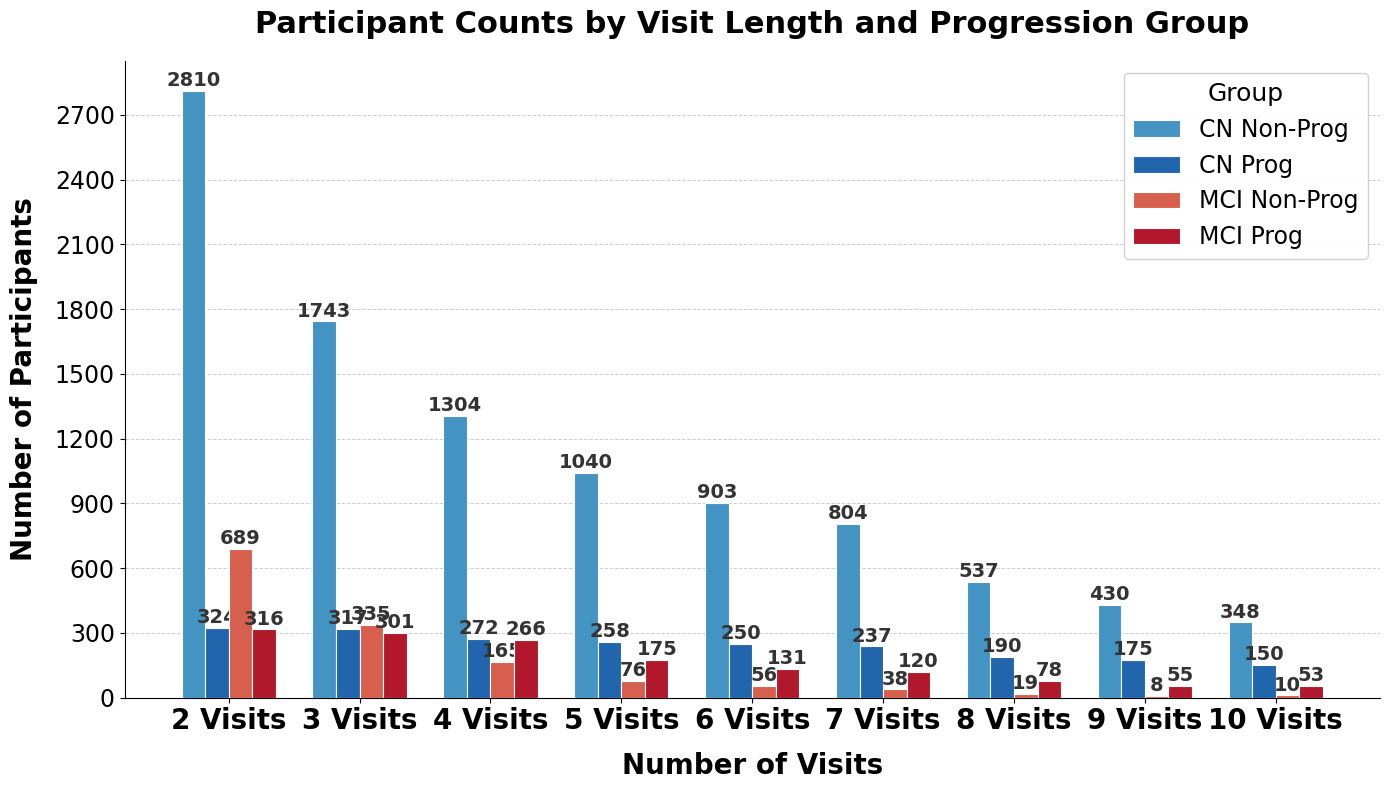
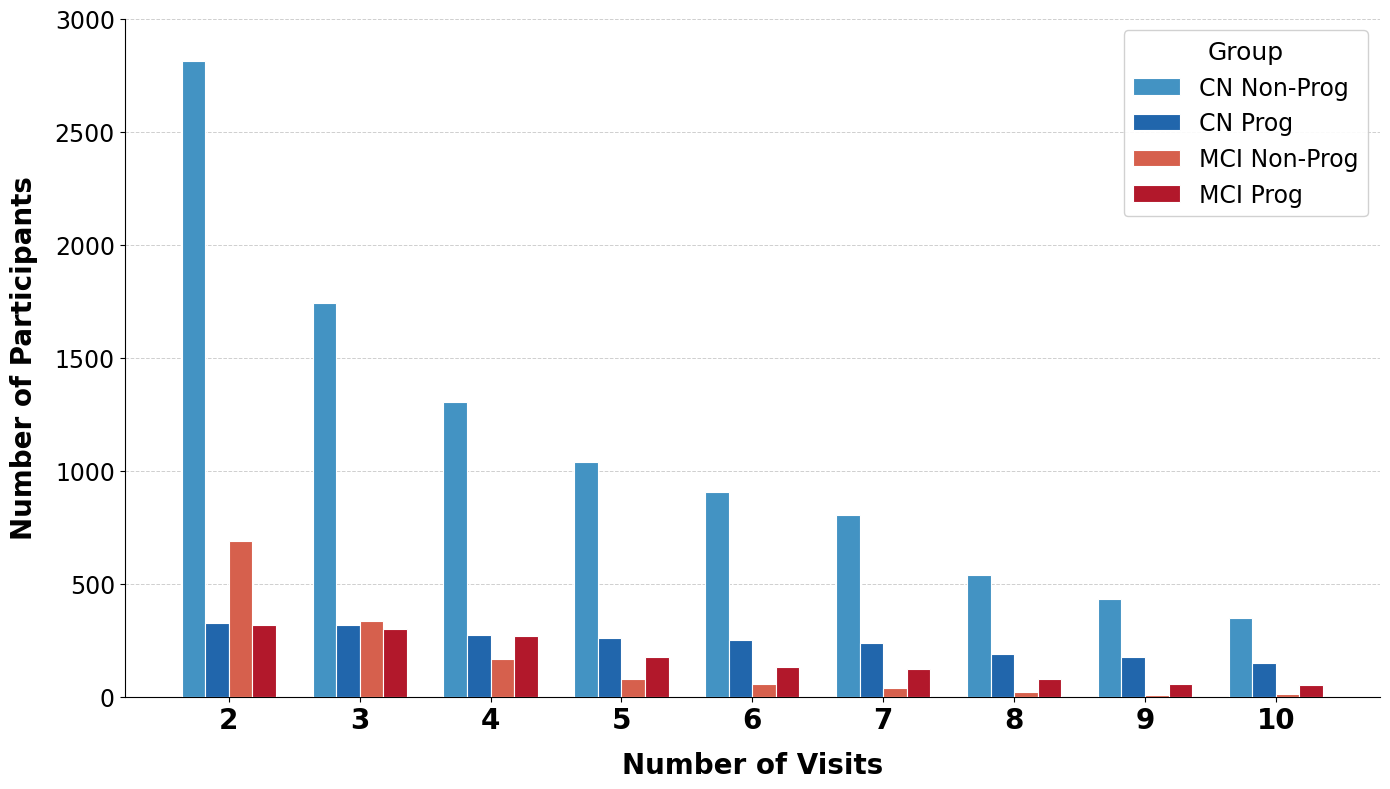
Unified diff of the notebook cell whose output changed from the first chart to the second:
--- before
+++ after
@@ -1,3 +1,2 @@
-
 import ast
 
@@ -7,5 +6,4 @@
 
 def parse_prog(s):
-    """Convert string like '(0, 1, 1)' to a tuple of ints."""
     return ast.literal_eval(s)
 
@@ -13,5 +11,4 @@
 mci_df["prog_tuple"] = mci_df["Progression"].apply(parse_prog)
 
-# ── Classify each subject ─────────────────────────────────────────────────────
 cn_df["is_progressor"] = cn_df["prog_tuple"].apply(lambda t: any(x != 0 for x in t))
 mci_df["is_progressor"] = mci_df["prog_tuple"].apply(lambda t: any(x == 2 for x in t))
@@ -20,5 +17,4 @@
 mci_df["n_visits"] = mci_df["prog_tuple"].apply(len)
 
-# ── Count per visit-count for each of the 4 groups ───────────────────────────
 visit_counts = [2, 3, 4, 5,6,7,8,9,10]
 
@@ -35,5 +31,4 @@
 }
 
-# ── Plot ───────────────────────────────────────────────────────────────────────
 colors = ["#4393C3", "#2166AC", "#D6604D", "#B2182B"]
 
@@ -49,21 +44,20 @@
     bars = ax.bar(offsets, counts[label], bar_w,
                   label=label, color=color, edgecolor="white", linewidth=0.8, zorder=3)
-    for bar in bars:
-        h = bar.get_height()
-        if h > 0:
-            ax.text(bar.get_x() + bar.get_width() / 2, h + 4,
-                    str(int(h)), ha="center", va="bottom",
-                    fontsize=14, fontweight="bold", color="#333333")
+    # for bar in bars:
+    #     h = bar.get_height()
+    #     if h > 0:
+    #         ax.text(bar.get_x() + bar.get_width() / 2, h + 4,
+    #                 str(int(h)), ha="center", va="bottom",
+    #                 fontsize=10, fontweight="bold", color="#333333")
 
-# ── Aesthetics ────────────────────────────────────────────────────────────────
 ax.set_xticks(x)
-ax.set_xticklabels([f"{v} Visits" for v in visit_counts], fontsize=20, fontweight="bold")
+ax.set_xticklabels([f"{v}" for v in visit_counts], fontsize=20, fontweight="bold")
 ax.set_ylabel("Number of Participants", fontsize=20, fontweight="bold", labelpad=12)
 ax.set_xlabel("Number of Visits", fontsize=20, fontweight="bold", labelpad=12)
-ax.set_title("Participant Counts by Visit Length and Progression Group",
-             fontsize=22, fontweight="bold", pad=20)
+
+ax.set_ylim(0, 3000)
+ax.set_yticks(range(0, 3001, 500))
 
 ax.tick_params(axis="y", labelsize=17)
-ax.yaxis.set_major_locator(plt.MaxNLocator(integer=True))
 ax.grid(axis="y", linestyle="--", linewidth=0.7, alpha=0.6, zorder=0)
 ax.set_axisbelow(True)
@@ -81,5 +75,4 @@
 print("Saved → poster_group_barchart.png")
 
-# ── Print counts table ─────────────────────────────────────────────────────────
 summary = pd.DataFrame(counts, index=[f"{v} Visits" for v in visit_counts])
 print(summary)

Commit: figure for paper